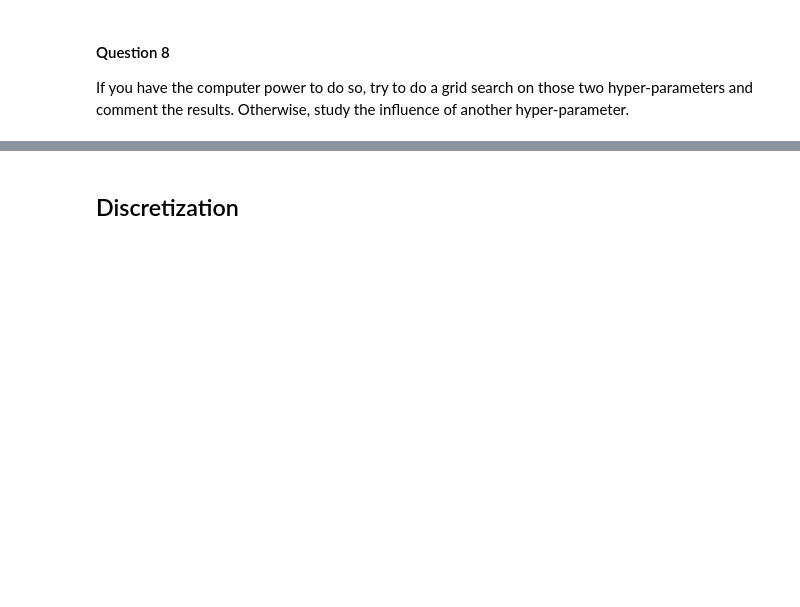
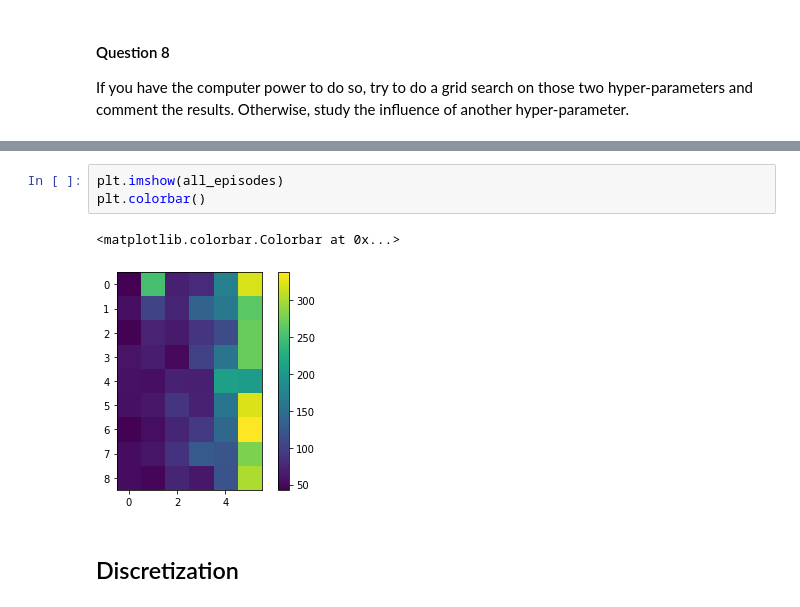
Before and after one commit to Mustapha-AJEGHRIR/RL_course, a Jupyter notebook: TD2/TD2/TD2.ipynb, the cells around one changed output, grey strips where cells are left out. Saved outputs shown, nothing was run; the diff lists cells and outputs as text; blank space fills up the shorter version.

```diff
--- a/TD2/TD2/TD2.ipynb
+++ b/TD2/TD2/TD2.ipynb
@@ -629,3 +733,9 @@ If you have the computer power to do so, try to do a grid search on those two hy
+# %%
+plt.imshow(all_episodes)
+plt.colorbar()
+# %% [output]
+<matplotlib.colorbar.Colorbar at 0x...>
+[figure, added]
 # %% [markdown]
 ## Discretization
 # %% [markdown]
```
Also changed, not shown: parts of 8 cells of this notebook, 2 other files.
